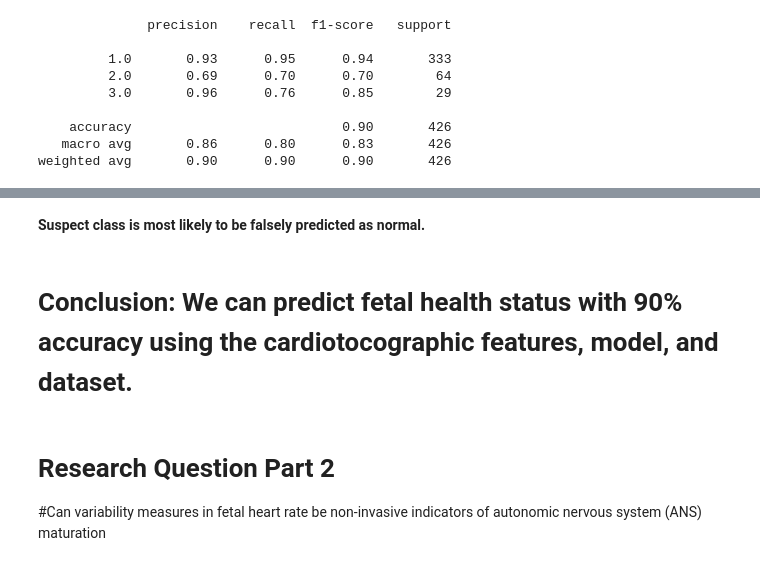
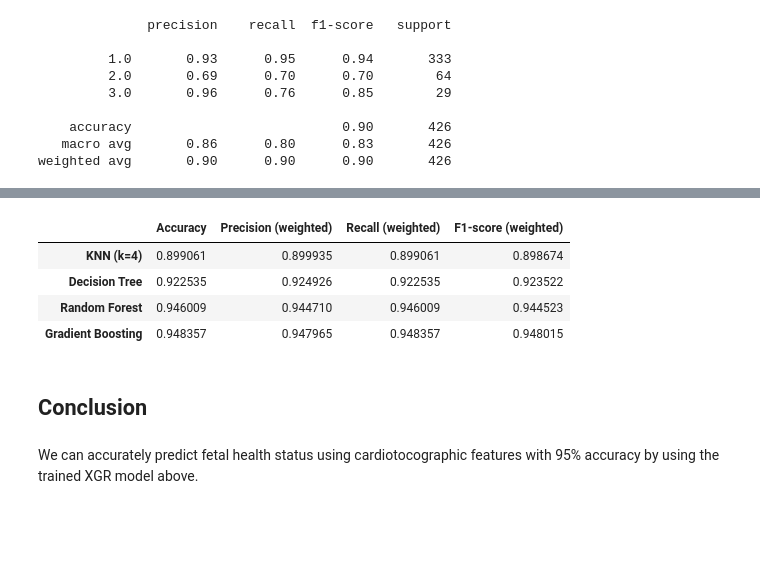
Before and after one commit to ShaneBollinger/Fetal-ANS-Health-Prediction-Project, a Jupyter notebook: TCS__Reproductive_Medicine_ipynb.ipynb, the cells around one changed output, grey strips where cells are left out. Cells and saved outputs as stored; diff of their text form; code cells hidden in the pictures; blank space fills up the shorter version.

```diff
--- a/TCS__Reproductive_Medicine_ipynb.ipynb
+++ b/TCS__Reproductive_Medicine_ipynb.ipynb
@@ -199,7 +316,34 @@ plt.show()
-# %% [markdown]
-**Suspect class is most likely to be falsely predicted as normal.**
+# %%
+#Comparison of classifcation report scores for each model
+
+models_predictions = {
+    "KNN (k=4)": y_pred_knn,
+    "Decision Tree": y_pred_dt,
+    "Random Forest": y_pred_rf,
+    "Gradient Boosting": y_pred_gb
+}
+
+comparison_metrics = {}
+
+for model_name, y_pred in models_predictions.items():
+    report = classification_report(y_test, y_pred, output_dict=True)
+    comparison_metrics[model_name] = {
+        'Accuracy': report['accuracy'],
+        'Precision (weighted)': report['weighted avg']['precision'],
+        'Recall (weighted)': report['weighted avg']['recall'],
+        'F1-score (weighted)': report['weighted avg']['f1-score']
+    }
+
+comparison_df = pd.DataFrame(comparison_metrics).T
+
+display(comparison_df)
+# %% [output]
+|  | Accuracy | Precision (weighted) | Recall (weighted) | F1-score (weighted) |
+| KNN (k=4) | 0.899061 | 0.899935 | 0.899061 | 0.898674 |
+| Decision Tree | 0.922535 | 0.924926 | 0.922535 | 0.923522 |
+| Random Forest | 0.946009 | 0.944710 | 0.946009 | 0.944523 |
+| Gradient Boosting | 0.948357 | 0.947965 | 0.948357 | 0.948015 |
+# %% [markdown]
+## Conclusion
 # %% [markdown]
-# **Conclusion: We can predict fetal health status with 90% accuracy using the cardiotocographic features, model, and dataset.**
+We can accurately predict fetal health status using cardiotocographic features with 95% accuracy by using the trained XGR model above.
-# %% [markdown]
-# Research Question Part 2
-#Can variability measures in fetal heart rate be non-invasive indicators of autonomic nervous system (ANS) maturation
```
Also changed, not shown: parts of 22 cells of this notebook.
